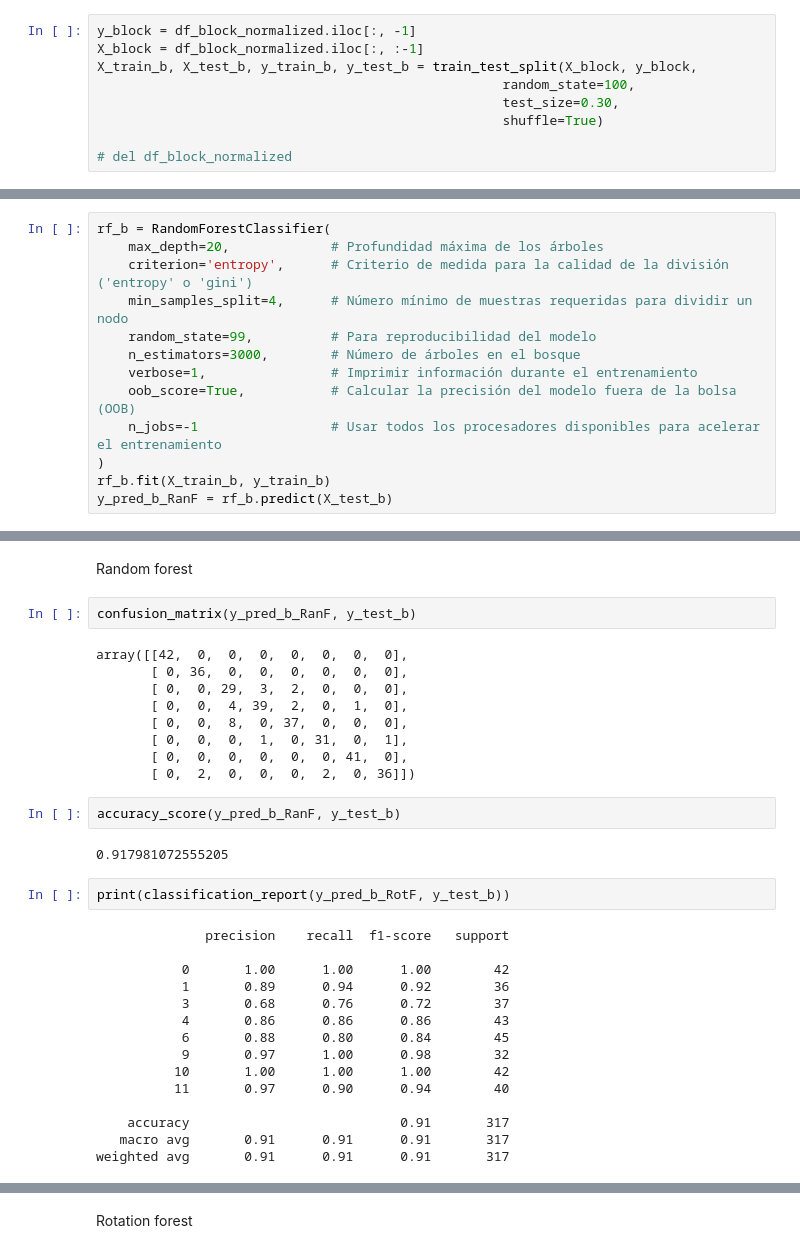
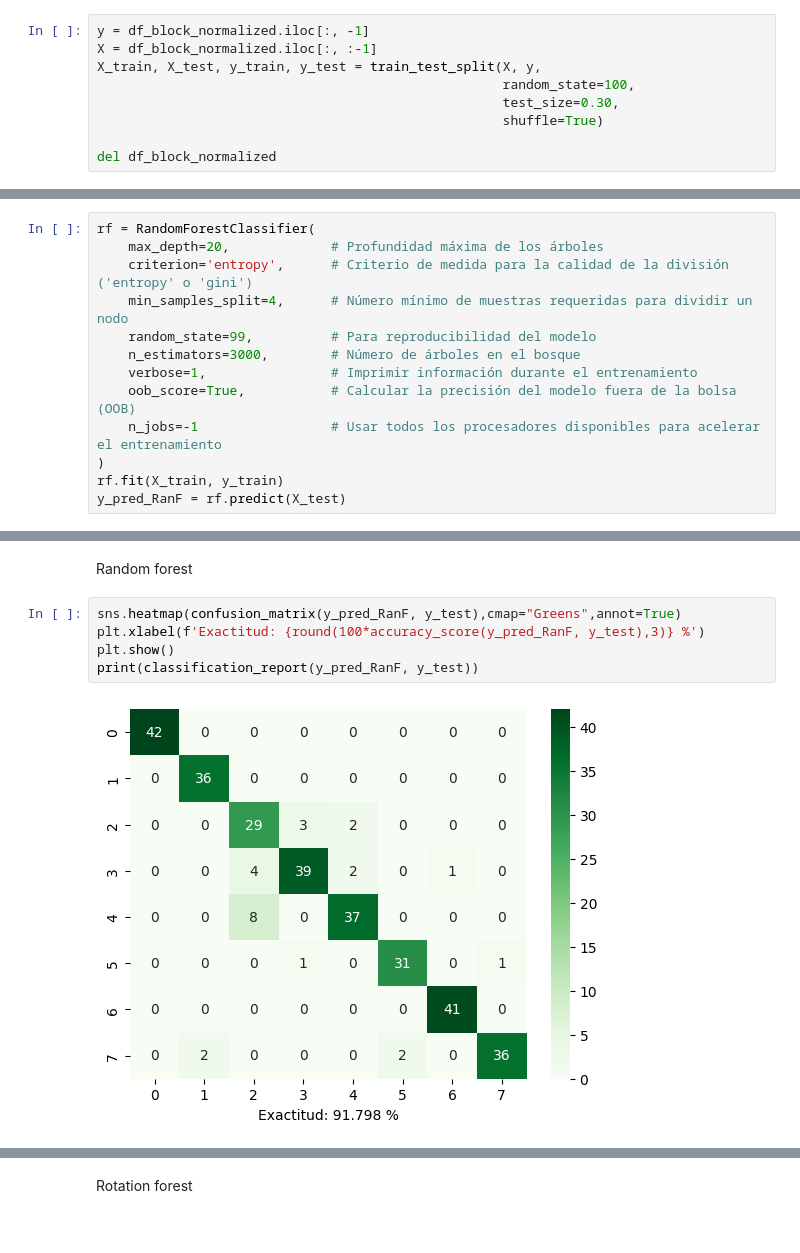
Before and after one commit to CarlosMQV/PDSI-EMG, a Jupyter notebook: src/data_experimental.ipynb, the cells around one changed output, grey strips where cells are left out. Saved outputs shown, nothing was run; the diff lists cells and outputs as text.

Commit message:
Added PCA compression and used some seaborn plots.

```diff
--- a/src/data_experimental.ipynb
+++ b/src/data_experimental.ipynb
@@ -46,12 +80,12 @@ df_block_normalized.describe()
 # %% [markdown]
 # Creación de dataframes de entrenamiento y testeo
 # %%
-y_block = df_block_normalized.iloc[:, -1]
-X_block = df_block_normalized.iloc[:, :-1]
-X_train_b, X_test_b, y_train_b, y_test_b = train_test_split(X_block, y_block,
+y = df_block_normalized.iloc[:, -1]
+X = df_block_normalized.iloc[:, :-1]
+X_train, X_test, y_train, y_test = train_test_split(X, y,
                                                     random_state=100,
                                                     test_size=0.30,
                                                     shuffle=True)
 
-# del df_block_normalized
+del df_block_normalized
 # %%
@@ -84,7 +124,7 @@ from sklearn.preprocessing import LabelEncoder
 # %% [markdown]
 Random forest
 # %%
-rf_b = RandomForestClassifier(
+rf = RandomForestClassifier(
     max_depth=20,             # Profundidad máxima de los árboles
     criterion='entropy',      # Criterio de medida para la calidad de la división ('entropy' o 'gini')
     min_samples_split=4,      # Número mínimo de muestras requeridas para dividir un nodo
@@ -94,8 +134,8 @@ rf_b = RandomForestClassifier(
     oob_score=True,           # Calcular la precisión del modelo fuera de la bolsa (OOB)
     n_jobs=-1                 # Usar todos los procesadores disponibles para acelerar el entrenamiento
 )
-rf_b.fit(X_train_b, y_train_b)
-y_pred_b_RanF = rf_b.predict(X_test_b)
+rf.fit(X_train, y_train)
+y_pred_RanF = rf.predict(X_test)
 # %% [output]
 [Parallel(n_jobs=-1)]: Using backend ThreadingBackend with 16 concurrent workers.
 [Parallel(n_jobs=-1)]: Done  18 tasks      | elapsed:    0.0s
@@ -179,35 +219,10 @@ Epoch 50/50
 # Resultados
 # %% [markdown]
 Random forest
-# %%
-confusion_matrix(y_pred_b_RanF, y_test_b)
-# %% [output]
-array([[42,  0,  0,  0,  0,  0,  0,  0],
-       [ 0, 36,  0,  0,  0,  0,  0,  0],
-       [ 0,  0, 29,  3,  2,  0,  0,  0],
-       [ 0,  0,  4, 39,  2,  0,  1,  0],
-       [ 0,  0,  8,  0, 37,  0,  0,  0],
-       [ 0,  0,  0,  1,  0, 31,  0,  1],
-       [ 0,  0,  0,  0,  0,  0, 41,  0],
-       [ 0,  2,  0,  0,  0,  2,  0, 36]])
-# %%
-accuracy_score(y_pred_b_RanF, y_test_b)
-# %% [output]
-0.917981072555205
-# %%
-print(classification_report(y_pred_b_RotF, y_test_b))
-# %% [output]
-              precision    recall  f1-score   support
-
-           0       1.00      1.00      1.00        42
-           1       0.89      0.94      0.92        36
-           3       0.68      0.76      0.72        37
-           4       0.86      0.86      0.86        43
-           6       0.88      0.80      0.84        45
-           9       0.97      1.00      0.98        32
-          10       1.00      1.00      1.00        42
-          11       0.97      0.90      0.94        40
-
-    accuracy                           0.91       317
-   macro avg       0.91      0.91      0.91       317
-weighted avg       0.91      0.91      0.91       317
+# %%
+sns.heatmap(confusion_matrix(y_pred_RanF, y_test),cmap="Greens",annot=True)
+plt.xlabel(f'Exactitud: {round(100*accuracy_score(y_pred_RanF, y_test),3)} %')
+plt.show()
+print(classification_report(y_pred_RanF, y_test))
+# %% [output]
+[figure, added]
```
Also changed, not shown: parts of 37 cells of this notebook.
